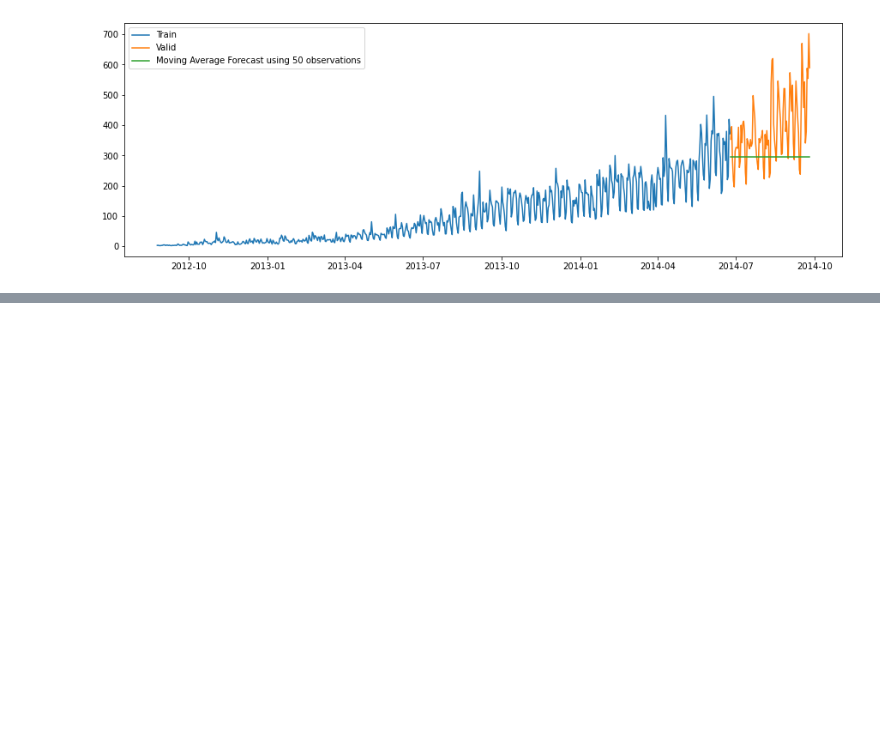
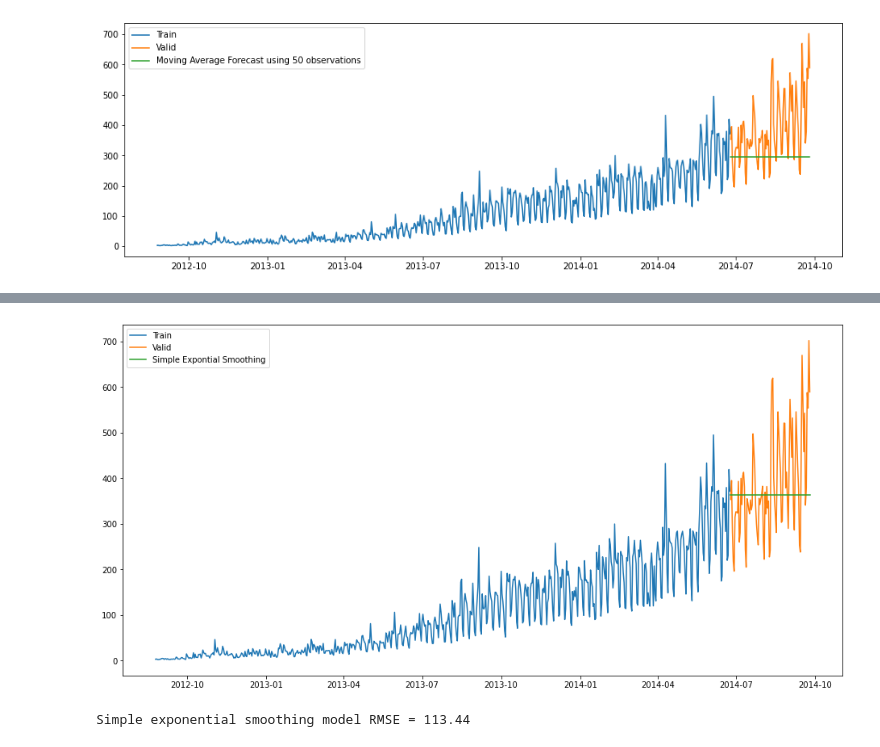
Before and after one commit to MAyub114/time_series_forecasting, a Jupyter notebook: ts_forecasting.ipynb, the cells around one changed output, grey strips where cells are left out. Drawn from its saved outputs; the diff is of its cells as text; code cells hidden in the pictures; blank space fills up the shorter version.

Commit message:
Added exponential smoothing and Holt models

```diff
--- a/ts_forecasting.ipynb
+++ b/ts_forecasting.ipynb
@@ -411,0 +425,19 @@ Moving average (50 days) model RMSE = 144.19
+# %%
+y_hat_avg = valid.copy()
+fit2 = SimpleExpSmoothing(np.asarray(train['Count'])).fit(smoothing_level=0.6,
+                                                          optimized=False)
+y_hat_avg['SES'] = fit2.forecast(len(valid))
+# %%
+plt.figure(figsize=(16,8))
+plt.plot(train['Count'], label='Train')
+plt.plot(valid['Count'], label='Valid')
+plt.plot(y_hat_avg['SES'], label='Simple Expontial Smoothing')
+plt.legend(loc='best')
+plt.show()
+# %% [output]
+[figure, added]
+# %%
+rmse = sqrt(mean_squared_error(valid.Count, y_hat_avg.SES))
+print(f"Simple exponential smoothing model RMSE = {rmse:.2f}")
+# %% [output]
+Simple exponential smoothing model RMSE = 113.44
```
Also changed, not shown: parts of 5 cells of this notebook.
